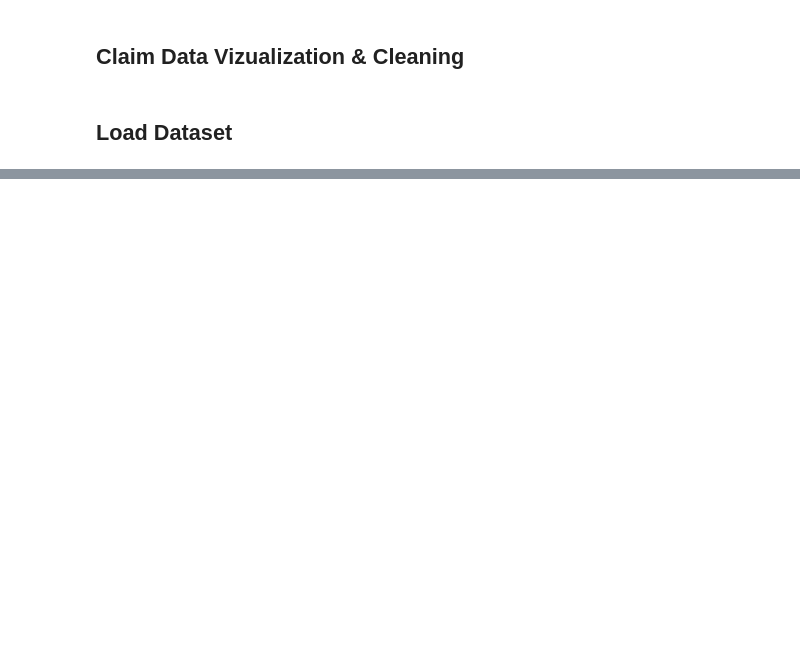
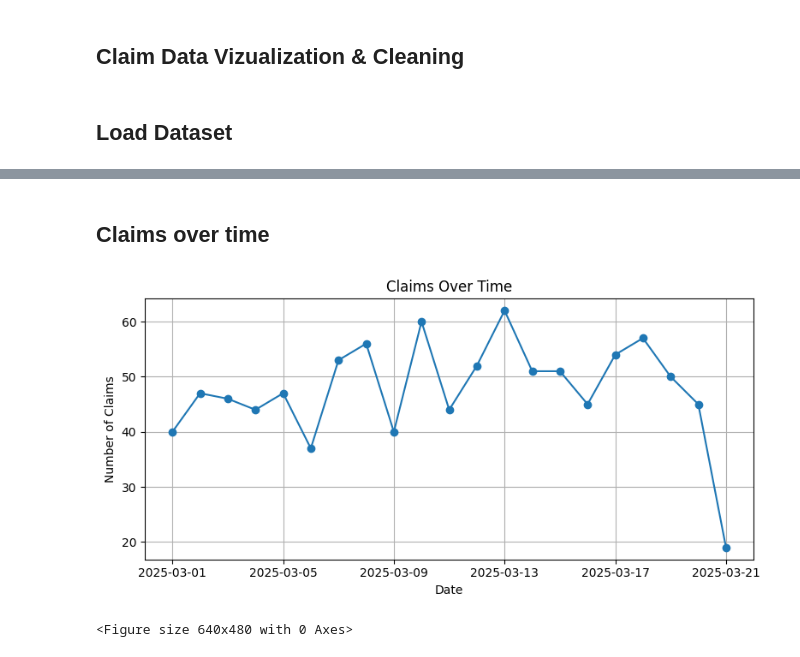
Before and after one commit to Sumit-Prasad01/Local-Food-Wastage-Management-System, a Jupyter notebook: notebooks/01_Clain_Data_Viz.ipynb, the cells around one changed output, grey strips where cells are left out. Saved outputs shown, nothing was run; the diff lists cells and outputs as text; code cells hidden in the pictures; blank space fills up the shorter version.

```diff
--- a/notebooks/01_Clain_Data_Viz.ipynb
+++ b/notebooks/01_Clain_Data_Viz.ipynb
@@ -86,0 +126,15 @@ status_counts = df['Status'].value_counts()
+# %% [markdown]
+## Claims over time
+# %%
+plt.figure(figsize=(8,4))
+df.groupby(df['Timestamp'].dt.date).size().plot(kind='line', marker='o')
+plt.title("Claims Over Time")
+plt.xlabel("Date")
+plt.ylabel("Number of Claims")
+plt.grid(True)
+plt.tight_layout()
+plt.show()
+plt.savefig('../reports/Visualizations/Claim_Data/Claims Over Time.png')
+# %% [output]
+[figure, added]
+<Figure size 640x480 with 0 Axes>
```
Also changed, not shown: parts of 47 cells of this notebook, 16 other files.
